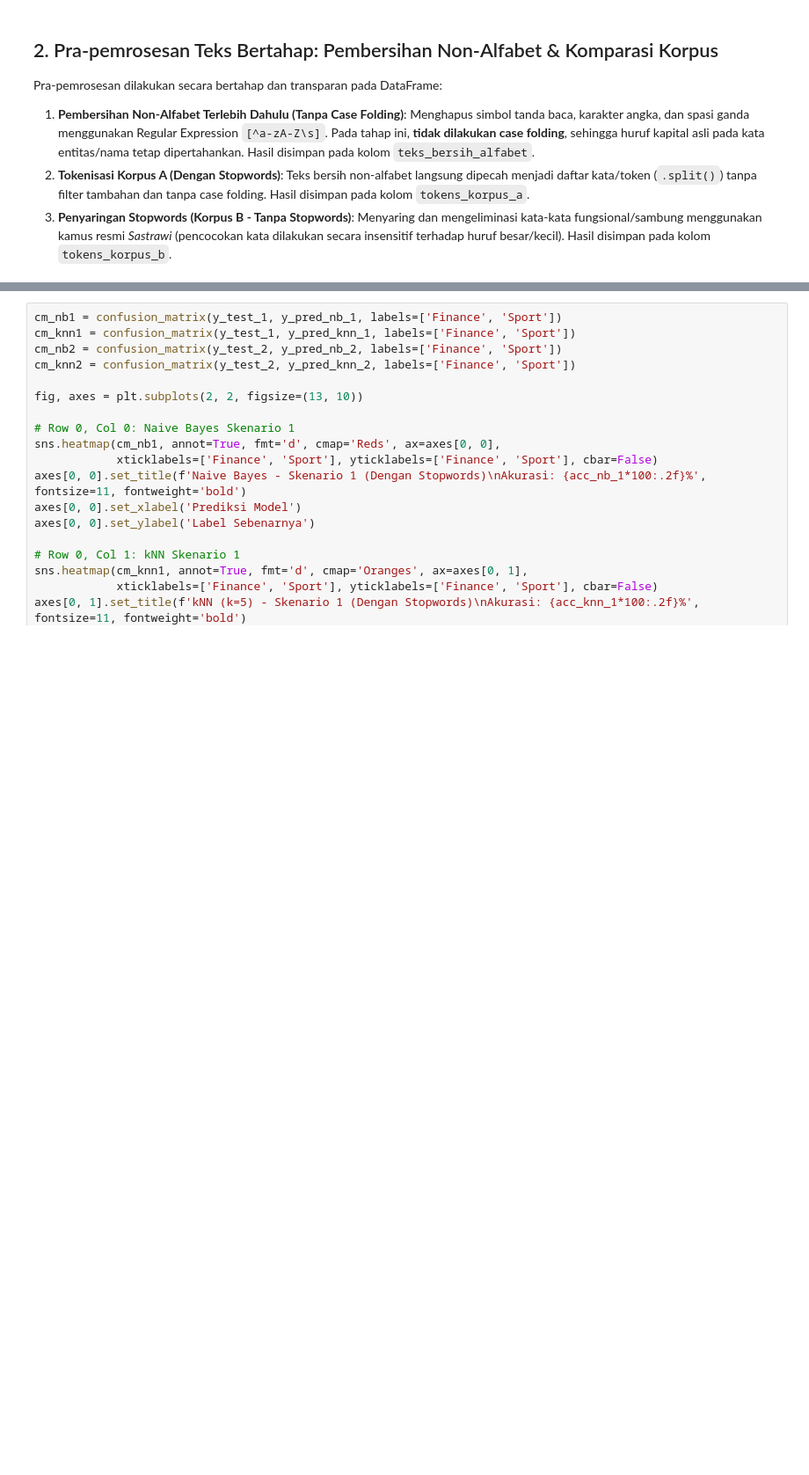
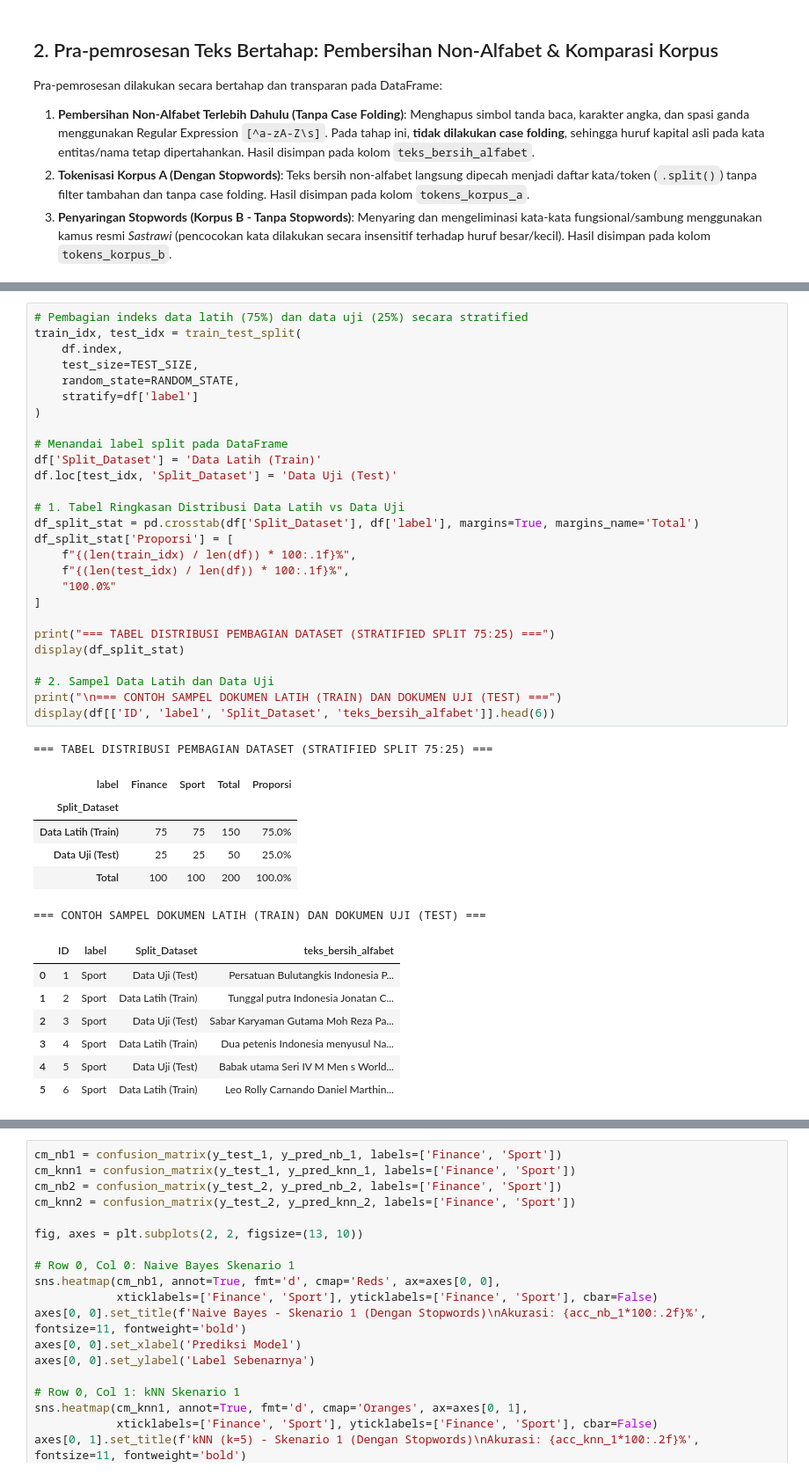
Before and after one commit to ilham08-GH/ppw, a Jupyter notebook: Notebooks/WebMining_Tugas4.ipynb, the cells around one changed output, grey strips where cells are left out. Shown at 88% size. Drawn from its saved outputs; the diff is of its cells as text; blank space fills up the shorter version.

```diff
--- a/Notebooks/WebMining_Tugas4.ipynb
+++ b/Notebooks/WebMining_Tugas4.ipynb
@@ -462,0 +171,42 @@ display(df_sim)
+# %%
+# Pembagian indeks data latih (75%) dan data uji (25%) secara stratified
+train_idx, test_idx = train_test_split(
+    df.index,
+    test_size=TEST_SIZE,
+    random_state=RANDOM_STATE,
+    stratify=df['label']
+)
+
+# Menandai label split pada DataFrame
+df['Split_Dataset'] = 'Data Latih (Train)'
+df.loc[test_idx, 'Split_Dataset'] = 'Data Uji (Test)'
+
+# 1. Tabel Ringkasan Distribusi Data Latih vs Data Uji
+df_split_stat = pd.crosstab(df['Split_Dataset'], df['label'], margins=True, margins_name='Total')
+df_split_stat['Proporsi'] = [
+    f"{(len(train_idx) / len(df)) * 100:.1f}%",
+    f"{(len(test_idx) / len(df)) * 100:.1f}%",
+    "100.0%"
+]
+
+print("=== TABEL DISTRIBUSI PEMBAGIAN DATASET (STRATIFIED SPLIT 75:25) ===")
+display(df_split_stat)
+
+# 2. Sampel Data Latih dan Data Uji
+print("\n=== CONTOH SAMPEL DOKUMEN LATIH (TRAIN) DAN DOKUMEN UJI (TEST) ===")
+display(df[['ID', 'label', 'Split_Dataset', 'teks_bersih_alfabet']].head(6))
+# %% [output]
+=== TABEL DISTRIBUSI PEMBAGIAN DATASET (STRATIFIED SPLIT 75:25) ===
+| label | Finance | Sport | Total | Proporsi |
+| Split_Dataset |  |  |  |  |
+| Data Latih (Train) | 75 | 75 | 150 | 75.0% |
+| Data Uji (Test) | 25 | 25 | 50 | 25.0% |
+| Total | 100 | 100 | 200 | 100.0% |
+=== CONTOH SAMPEL DOKUMEN LATIH (TRAIN) DAN DOKUMEN UJI (TEST) ===
+|  | ID | label | Split_Dataset | teks_bersih_alfabet |
+| 0 | 1 | Sport | Data Uji (Test) | Persatuan Bulutangkis Indonesia P... |
+| 1 | 2 | Sport | Data Latih (Train) | Tunggal putra Indonesia Jonatan C... |
+| 2 | 3 | Sport | Data Uji (Test) | Sabar Karyaman Gutama Moh Reza Pa... |
+| 3 | 4 | Sport | Data Latih (Train) | Dua petenis Indonesia menyusul Na... |
+| 4 | 5 | Sport | Data Uji (Test) | Babak utama Seri IV M Men s World... |
+| 5 | 6 | Sport | Data Latih (Train) | Leo Rolly Carnando Daniel Marthin... |
```
Also changed, not shown: parts of 23 cells of this notebook.
